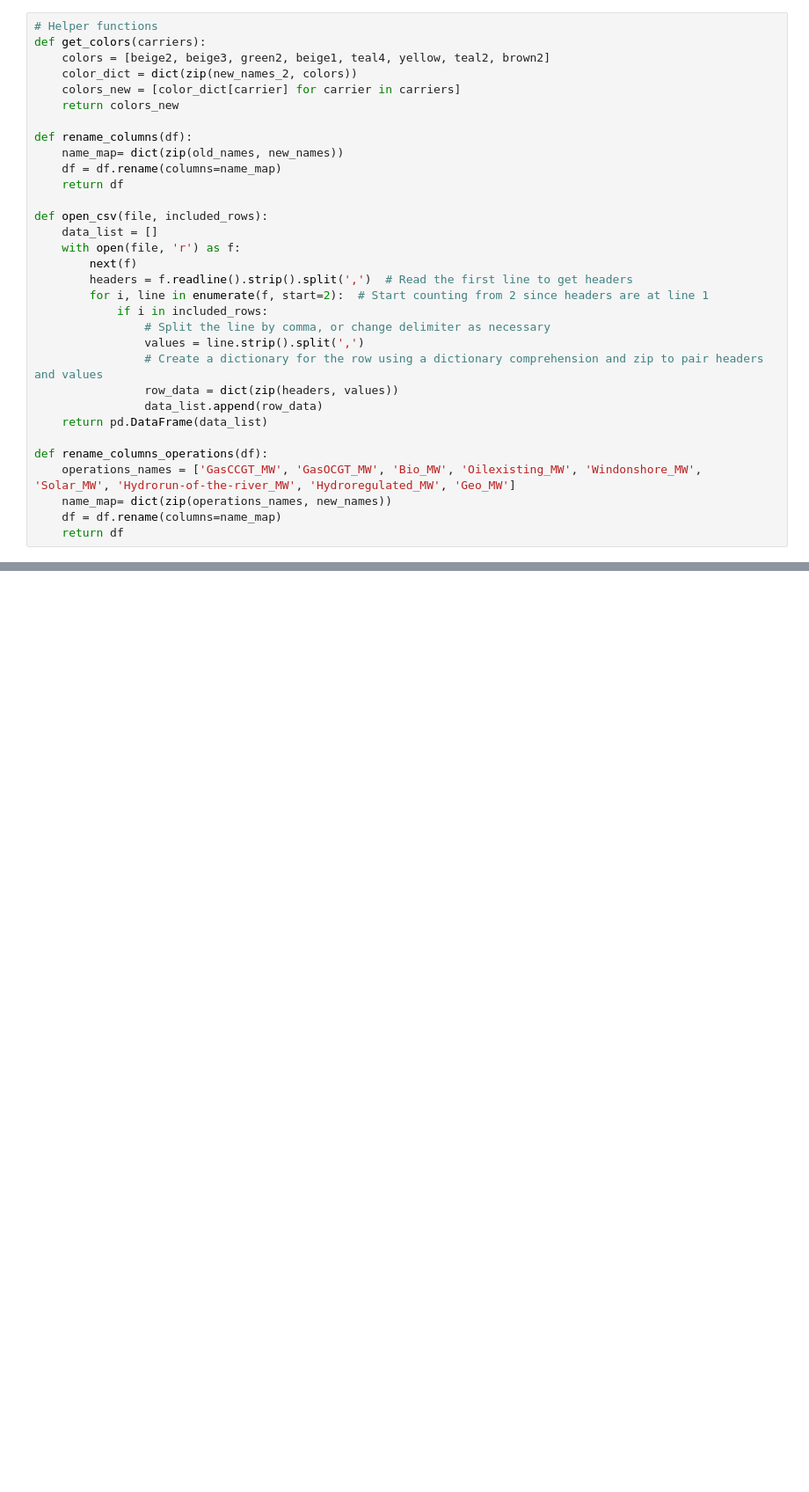
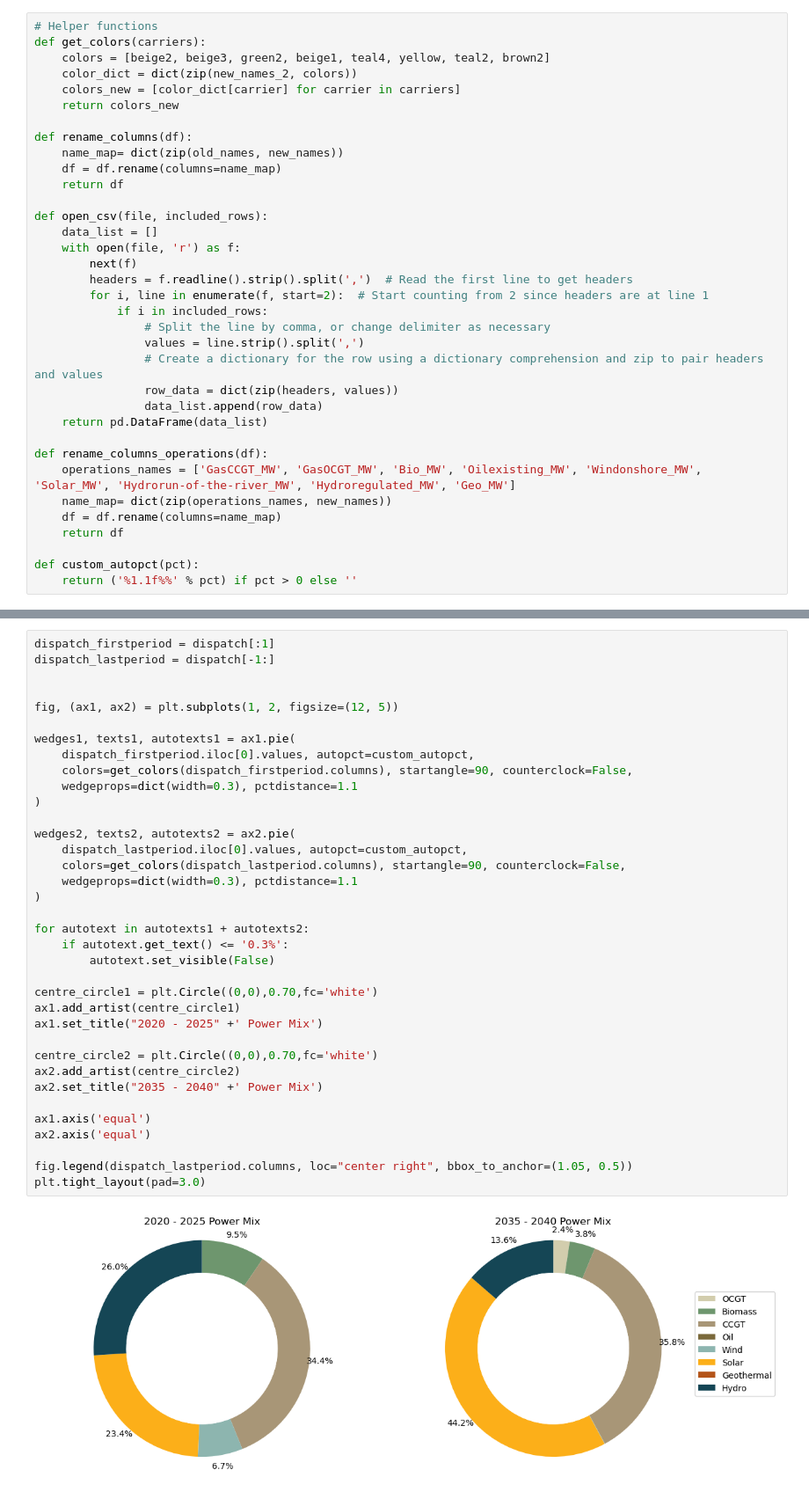
Before and after one commit to maribjorn/EMPIRE-BO, a Jupyter notebook: plot.ipynb, the cells around one changed output, grey strips where cells are left out. Shown: that part at 88% size. Drawn from its saved outputs; the diff is of its cells as text; blank space fills up the shorter version.

```diff
--- a/plot.ipynb
+++ b/plot.ipynb
@@ -78,6 +79,9 @@ def rename_columns_operations(df):
     name_map= dict(zip(operations_names, new_names))
     df = df.rename(columns=name_map)
     return df
+
+def custom_autopct(pct):
+    return ('%1.1f%%' % pct) if pct > 0 else ''
 # %%
 included_rows = [2,3,4,5,6]
 installed_cap = open_csv(file_path, included_rows)
@@ -206,0 +211,38 @@ See the caveats in the documentation: https://pandas.pydata.org/pandas-docs/stab
+# %%
+dispatch_firstperiod = dispatch[:1]
+dispatch_lastperiod = dispatch[-1:]
+
+
+fig, (ax1, ax2) = plt.subplots(1, 2, figsize=(12, 5))
+
+wedges1, texts1, autotexts1 = ax1.pie(
+    dispatch_firstperiod.iloc[0].values, autopct=custom_autopct,
+    colors=get_colors(dispatch_firstperiod.columns), startangle=90, counterclock=False,
+    wedgeprops=dict(width=0.3), pctdistance=1.1
+)
+
+wedges2, texts2, autotexts2 = ax2.pie(
+    dispatch_lastperiod.iloc[0].values, autopct=custom_autopct,
+    colors=get_colors(dispatch_lastperiod.columns), startangle=90, counterclock=False,
+    wedgeprops=dict(width=0.3), pctdistance=1.1
+)
+
+for autotext in autotexts1 + autotexts2:
+    if autotext.get_text() <= '0.3%':
+        autotext.set_visible(False)
+
+centre_circle1 = plt.Circle((0,0),0.70,fc='white')
+ax1.add_artist(centre_circle1)
+ax1.set_title("2020 - 2025" +' Power Mix')
+
+centre_circle2 = plt.Circle((0,0),0.70,fc='white')
+ax2.add_artist(centre_circle2)
+ax2.set_title("2035 - 2040" +' Power Mix')
+
+ax1.axis('equal')
+ax2.axis('equal')
+
+fig.legend(dispatch_lastperiod.columns, loc="center right", bbox_to_anchor=(1.05, 0.5))
+plt.tight_layout(pad=3.0)
+# %% [output]
+[figure, added]
```
Also changed, not shown: parts of 7 cells of this notebook, 15 other files.
